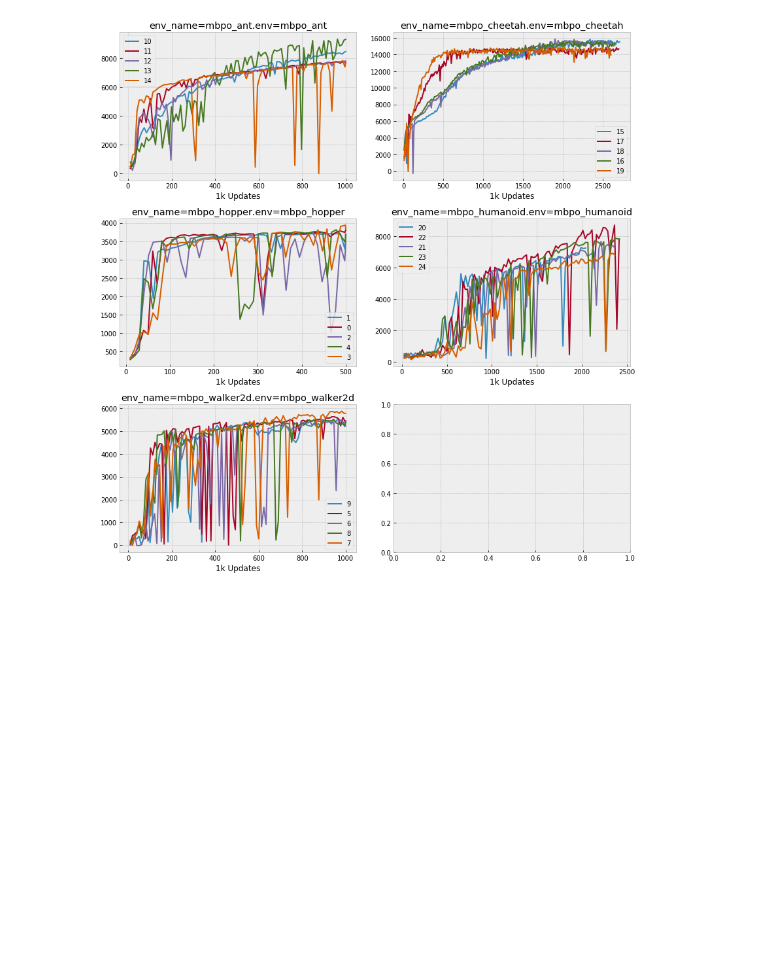
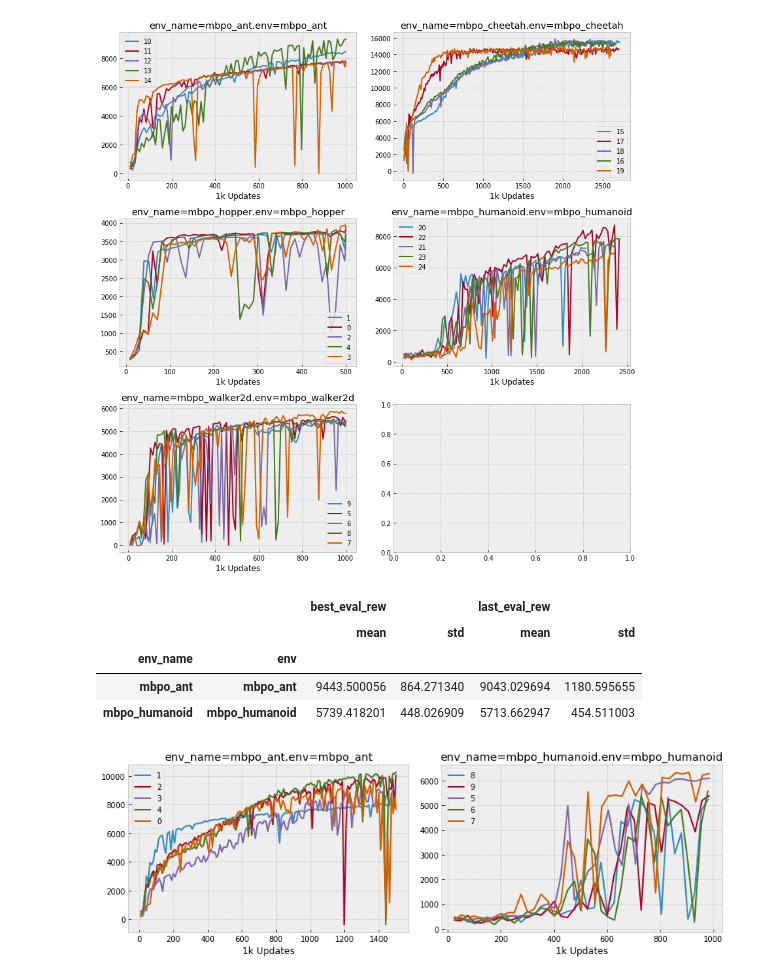
Before and after one commit to facebookresearch/svg, a Jupyter notebook: nbs/bda.2020.01.23.mbpo.ipynb, the cells around one changed output. Drawn from its saved outputs; the diff is of its cells as text; code cells hidden in the pictures; blank space fills up the shorter version.

```diff
--- a/nbs/bda.2020.01.23.mbpo.ipynb
+++ b/nbs/bda.2020.01.23.mbpo.ipynb
@@ -281,3 +247,16 @@ plot_agg(all_summary, agg, ncol=2)
 | mbpo_humanoid | mbpo_humanoid | 7702.347071 | 677.665838 | 7396.954240 | 426.023948 |
 | mbpo_walker2d | mbpo_walker2d | 5611.831024 | 154.343506 | 5447.073522 | 202.446126 |
 [figure]
+# %%
+d = '../exp/2020.03.22/1943_sac_mve_mbpo/'
+all_summary, groups, agg, configs = sweep_summary(d)
+# display(all_summary)
+display(agg)
+plot_agg(all_summary, agg, ncol=2)
+# %% [output]
+|  |  | best_eval_rew |  | last_eval_rew |  |
+|  |  | mean | std | mean | std |
+| env_name | env |  |  |  |  |
+| mbpo_ant | mbpo_ant | 9443.500056 | 864.271340 | 9043.029694 | 1180.595655 |
+| mbpo_humanoid | mbpo_humanoid | 5739.418201 | 448.026909 | 5713.662947 | 454.511003 |
+[figure, added]
```
Also changed, not shown: parts of 6 cells of this notebook.
